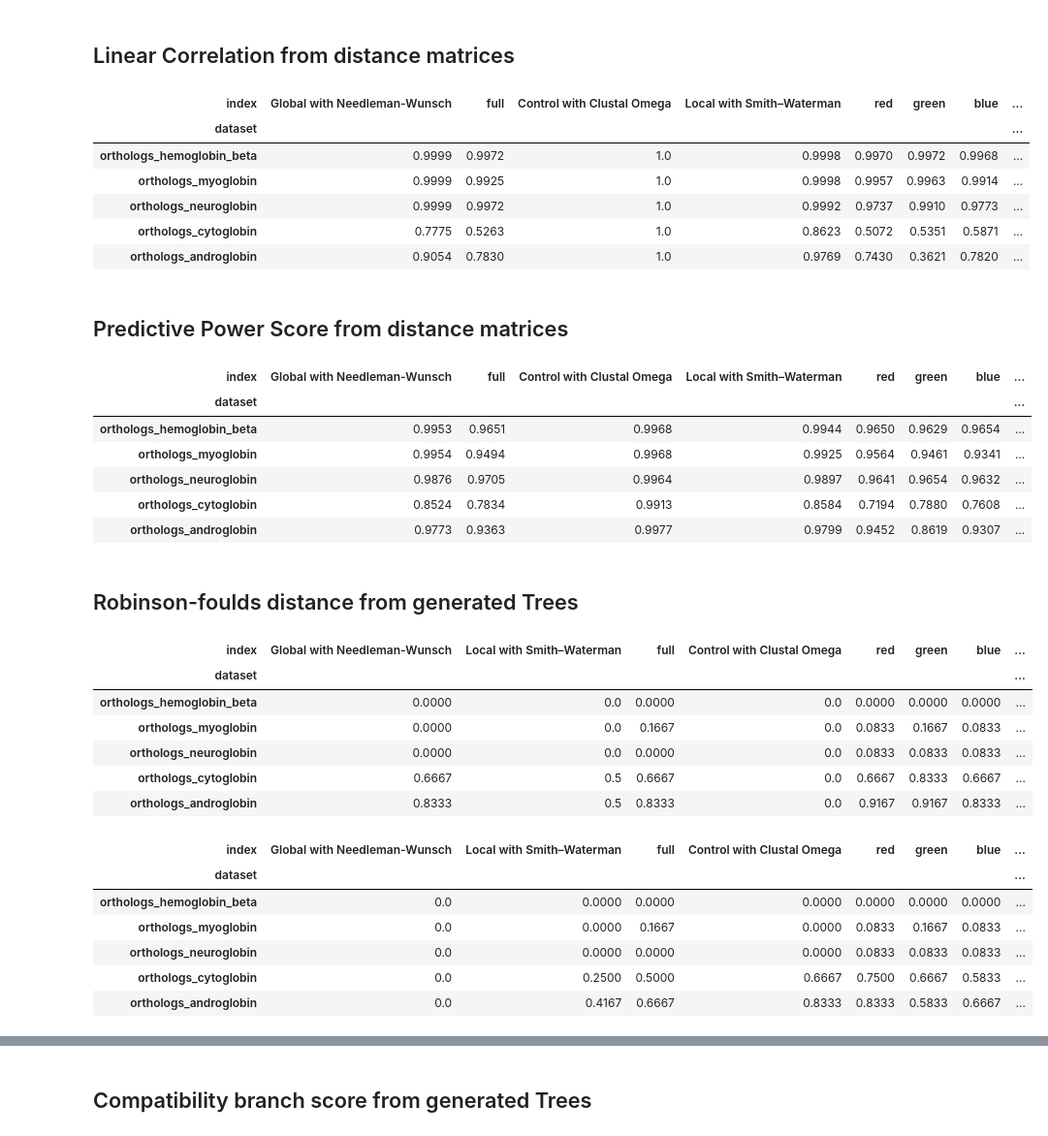
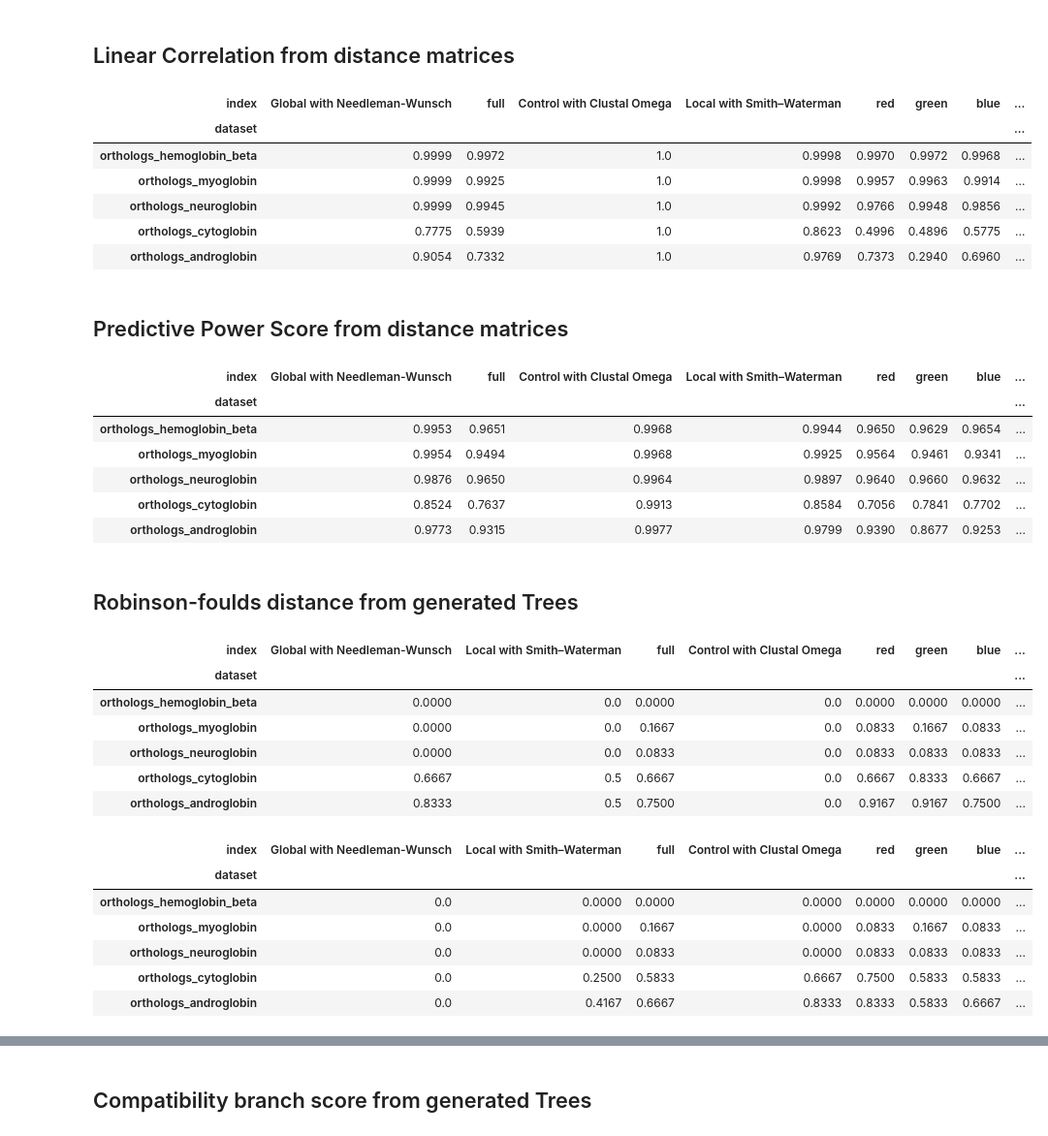
Before and after one commit to TreeTechDev/biomodelml, a Jupyter notebook: notebooks/results/Feature Analysis by Channel.ipynb, the cells around one changed output, grey strips where cells are left out. Shown at 97% size. Cells and saved outputs as stored; diff of their text form; code cells hidden in the pictures.

```diff
--- a/notebooks/results/Feature Analysis by Channel.ipynb
+++ b/notebooks/results/Feature Analysis by Channel.ipynb
@@ -71,23 +71,23 @@ def read_and_linear_correlate(dataset, channel="full"):
 # %% [markdown]
 ## Linear Correlation from distance matrices
 # %%
-channels = ("full", "red", "green", "blue", "red_green", "red_blue", "green_blue", "gray_r", "gray_g", "gray_b", "gray_max", "gray_mean")
+channels = ("full", "red", "green", "blue", "red_green", "red_blue", "green_blue", "gray_r", "gray_g", "gray_b", "gray_mean")
 datasets = ["orthologs_hemoglobin_beta", "orthologs_myoglobin", "orthologs_neuroglobin", "orthologs_cytoglobin", "orthologs_androglobin"]
 sum_dfs = []
 for channel in channels:
     dfs = []
     for dataset in datasets:
         dfs.append(read_and_linear_correlate(dataset, channel))
     sum_dfs.append(pandas.concat(dfs))
 pandas.concat(sum_dfs, axis=1).T.reset_index().drop_duplicates(["index"]).set_index("index").T
 # %% [output]
 | index | Global with Needleman-Wunsch | full | Control with Clustal Omega | Local with Smith–Waterman | red | green | blue | ... |
 | dataset |  |  |  |  |  |  |  | ... |
 | orthologs_hemoglobin_beta | 0.9999 | 0.9972 | 1.0 | 0.9998 | 0.9970 | 0.9972 | 0.9968 | ... |
 | orthologs_myoglobin | 0.9999 | 0.9925 | 1.0 | 0.9998 | 0.9957 | 0.9963 | 0.9914 | ... |
-| orthologs_neuroglobin | 0.9999 | 0.9972 | 1.0 | 0.9992 | 0.9737 | 0.9910 | 0.9773 | ... |
-| orthologs_cytoglobin | 0.7775 | 0.5263 | 1.0 | 0.8623 | 0.5072 | 0.5351 | 0.5871 | ... |
-| orthologs_androglobin | 0.9054 | 0.7830 | 1.0 | 0.9769 | 0.7430 | 0.3621 | 0.7820 | ... |
+| orthologs_neuroglobin | 0.9999 | 0.9945 | 1.0 | 0.9992 | 0.9766 | 0.9948 | 0.9856 | ... |
+| orthologs_cytoglobin | 0.7775 | 0.5939 | 1.0 | 0.8623 | 0.4996 | 0.4896 | 0.5775 | ... |
+| orthologs_androglobin | 0.9054 | 0.7332 | 1.0 | 0.9769 | 0.7373 | 0.2940 | 0.6960 | ... |
 # %%
 def read_and_correlate(dataset, channel="full"):
     result_dict = {}
@@ -123,9 +123,9 @@ pandas.concat(sum_dfs, axis=1).T.reset_index().drop_duplicates(["index"]).set_in
 | dataset |  |  |  |  |  |  |  | ... |
 | orthologs_hemoglobin_beta | 0.9953 | 0.9651 | 0.9968 | 0.9944 | 0.9650 | 0.9629 | 0.9654 | ... |
 | orthologs_myoglobin | 0.9954 | 0.9494 | 0.9968 | 0.9925 | 0.9564 | 0.9461 | 0.9341 | ... |
-| orthologs_neuroglobin | 0.9876 | 0.9705 | 0.9964 | 0.9897 | 0.9641 | 0.9654 | 0.9632 | ... |
-| orthologs_cytoglobin | 0.8524 | 0.7834 | 0.9913 | 0.8584 | 0.7194 | 0.7880 | 0.7608 | ... |
-| orthologs_androglobin | 0.9773 | 0.9363 | 0.9977 | 0.9799 | 0.9452 | 0.8619 | 0.9307 | ... |
+| orthologs_neuroglobin | 0.9876 | 0.9650 | 0.9964 | 0.9897 | 0.9640 | 0.9660 | 0.9632 | ... |
+| orthologs_cytoglobin | 0.8524 | 0.7637 | 0.9913 | 0.8584 | 0.7056 | 0.7841 | 0.7702 | ... |
+| orthologs_androglobin | 0.9773 | 0.9315 | 0.9977 | 0.9799 | 0.9390 | 0.8677 | 0.9253 | ... |
 # %%
 def read_and_tree_compare(dataset, channel="full", control="Control with Clustal Omega"):
     result_dict = {}
@@ -161,9 +161,9 @@ pandas.concat(sum_dfs, axis=1).T.reset_index().drop_duplicates(["index"]).set_in
 | dataset |  |  |  |  |  |  |  | ... |
 | orthologs_hemoglobin_beta | 0.0000 | 0.0 | 0.0000 | 0.0 | 0.0000 | 0.0000 | 0.0000 | ... |
 | orthologs_myoglobin | 0.0000 | 0.0 | 0.1667 | 0.0 | 0.0833 | 0.1667 | 0.0833 | ... |
-| orthologs_neuroglobin | 0.0000 | 0.0 | 0.0000 | 0.0 | 0.0833 | 0.0833 | 0.0833 | ... |
+| orthologs_neuroglobin | 0.0000 | 0.0 | 0.0833 | 0.0 | 0.0833 | 0.0833 | 0.0833 | ... |
 | orthologs_cytoglobin | 0.6667 | 0.5 | 0.6667 | 0.0 | 0.6667 | 0.8333 | 0.6667 | ... |
-| orthologs_androglobin | 0.8333 | 0.5 | 0.8333 | 0.0 | 0.9167 | 0.9167 | 0.8333 | ... |
+| orthologs_androglobin | 0.8333 | 0.5 | 0.7500 | 0.0 | 0.9167 | 0.9167 | 0.7500 | ... |
 # %%
 channels = ("full", "red", "green", "blue", "red_green", "red_blue", "green_blue", "gray_r", "gray_g", "gray_b", "gray_max", "gray_mean")
 datasets = ["orthologs_hemoglobin_beta", "orthologs_myoglobin", "orthologs_neuroglobin", "orthologs_cytoglobin", "orthologs_androglobin"]
@@ -179,8 +179,8 @@ pandas.concat(sum_dfs, axis=1).T.reset_index().drop_duplicates(["index"]).set_in
 | dataset |  |  |  |  |  |  |  | ... |
 | orthologs_hemoglobin_beta | 0.0 | 0.0000 | 0.0000 | 0.0000 | 0.0000 | 0.0000 | 0.0000 | ... |
 | orthologs_myoglobin | 0.0 | 0.0000 | 0.1667 | 0.0000 | 0.0833 | 0.1667 | 0.0833 | ... |
-| orthologs_neuroglobin | 0.0 | 0.0000 | 0.0000 | 0.0000 | 0.0833 | 0.0833 | 0.0833 | ... |
-| orthologs_cytoglobin | 0.0 | 0.2500 | 0.5000 | 0.6667 | 0.7500 | 0.6667 | 0.5833 | ... |
+| orthologs_neuroglobin | 0.0 | 0.0000 | 0.0833 | 0.0000 | 0.0833 | 0.0833 | 0.0833 | ... |
+| orthologs_cytoglobin | 0.0 | 0.2500 | 0.5833 | 0.6667 | 0.7500 | 0.5833 | 0.5833 | ... |
 | orthologs_androglobin | 0.0 | 0.4167 | 0.6667 | 0.8333 | 0.8333 | 0.5833 | 0.6667 | ... |
 # %%
 channels = ("full", "red", "green", "blue", "red_green", "red_blue", "green_blue", "gray_r", "gray_g", "gray_b", "gray_max", "gray_mean")
```
Also changed, not shown: parts of 4 cells of this notebook.
